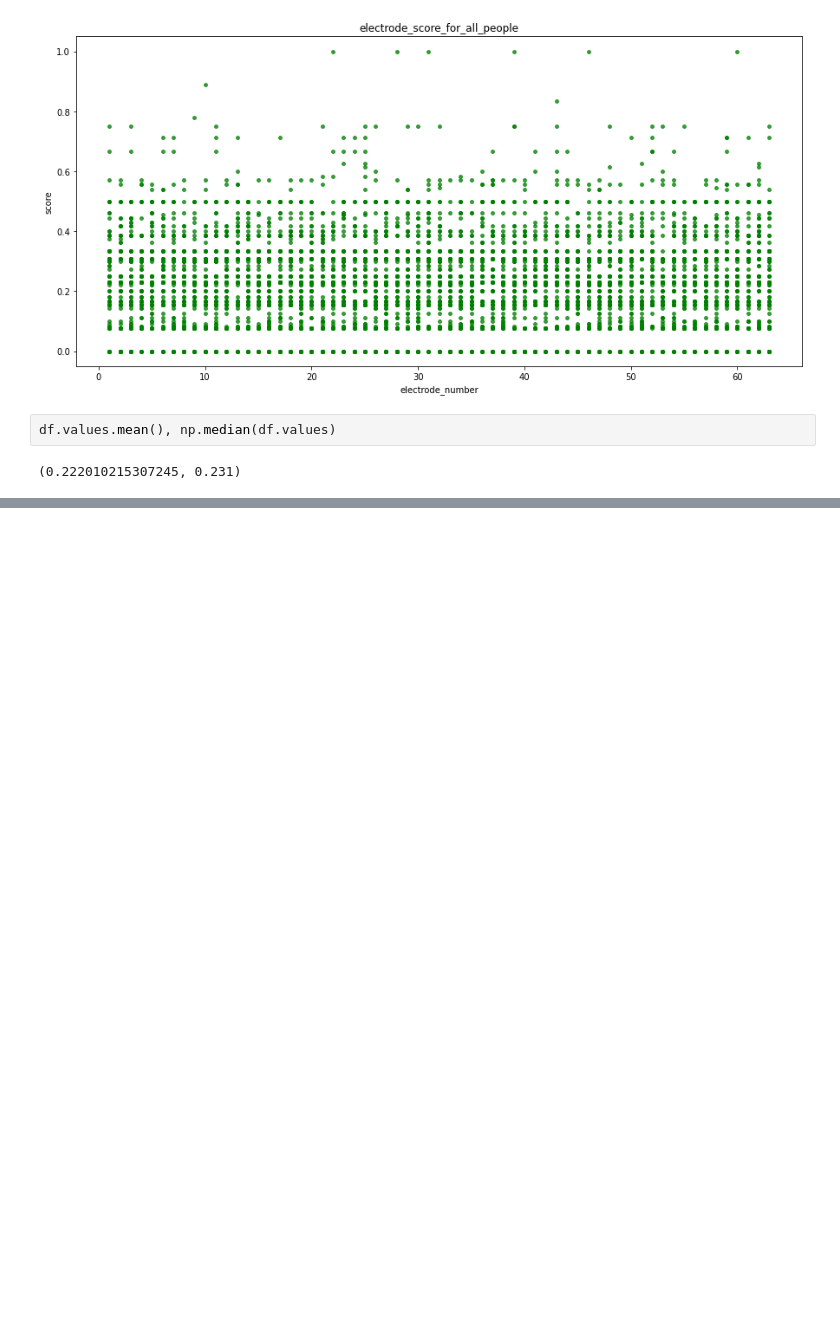
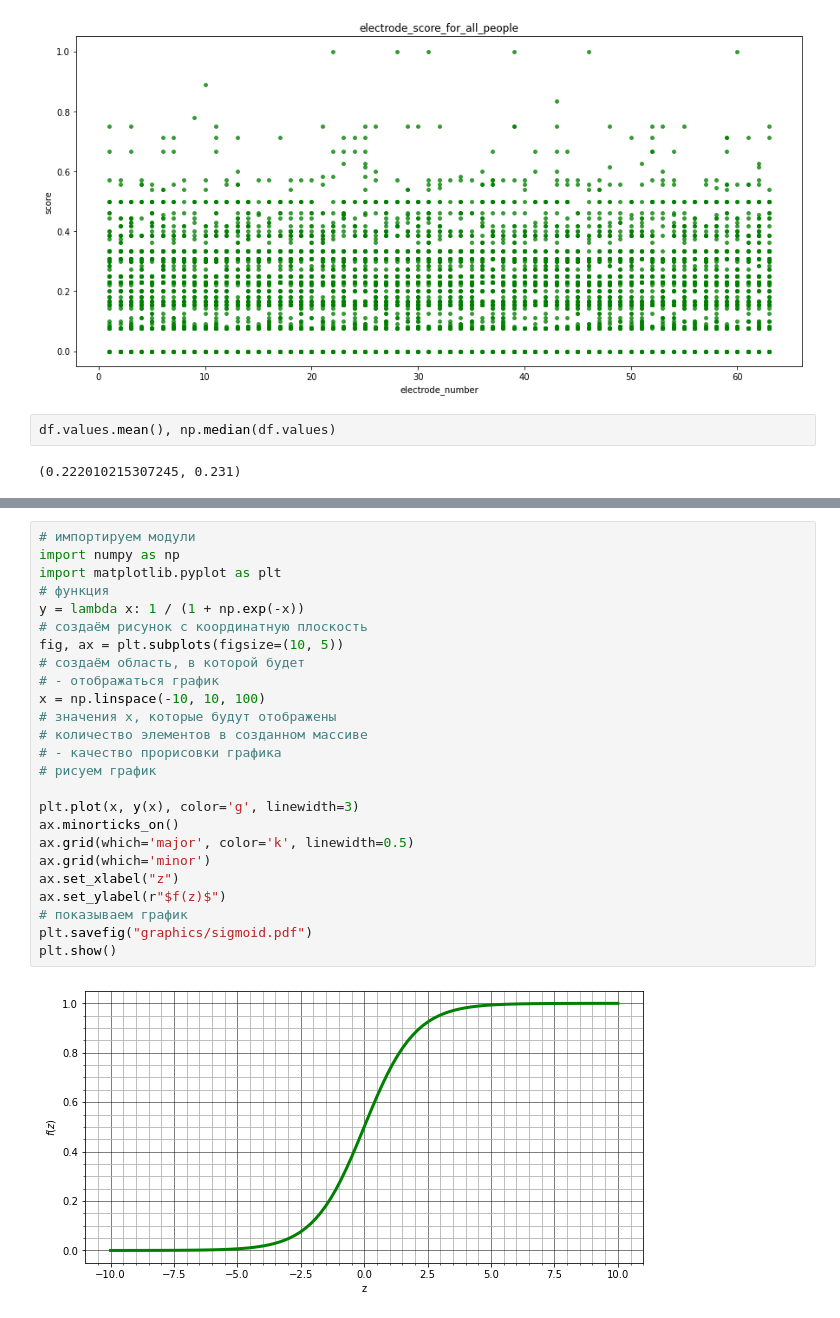
Before and after one commit to khursik/Diploma, a Jupyter notebook: each_elec_sep/visualization.ipynb, the cells around one changed output, grey strips where cells are left out. Cells and saved outputs as stored; diff of their text form; blank space fills up the shorter version.

```diff
--- a/each_elec_sep/visualization.ipynb
+++ b/each_elec_sep/visualization.ipynb
@@ -91,0 +170,27 @@ barplot("Mean score of the electrodes")
+# %%
+# импортируем модули
+import numpy as np
+import matplotlib.pyplot as plt
+# функция
+y = lambda x: 1 / (1 + np.exp(-x))
+# создаём рисунок с координатную плоскость
+fig, ax = plt.subplots(figsize=(10, 5))
+# создаём область, в которой будет
+# - отображаться график
+x = np.linspace(-10, 10, 100)
+# значения x, которые будут отображены
+# количество элементов в созданном массиве
+# - качество прорисовки графика
+# рисуем график
+
+plt.plot(x, y(x), color='g', linewidth=3)
+ax.minorticks_on()
+ax.grid(which='major', color='k', linewidth=0.5)
+ax.grid(which='minor')
+ax.set_xlabel("z")
+ax.set_ylabel(r"$f(z)$")
+# показываем график
+plt.savefig("graphics/sigmoid.pdf")
+plt.show()
+# %% [output]
+[figure, added]
```
Also changed, not shown: parts of 9 cells of this notebook, 6 other files.
